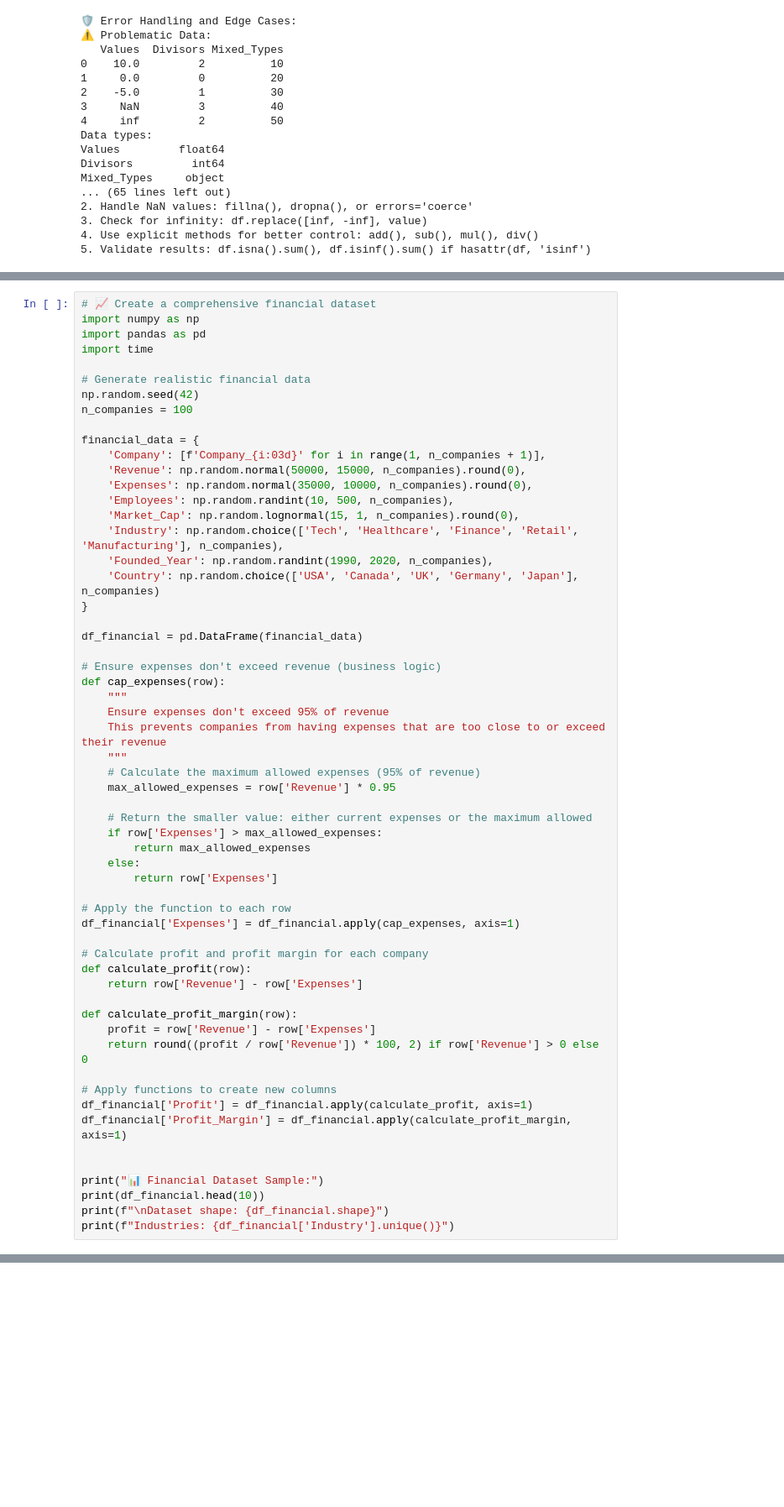
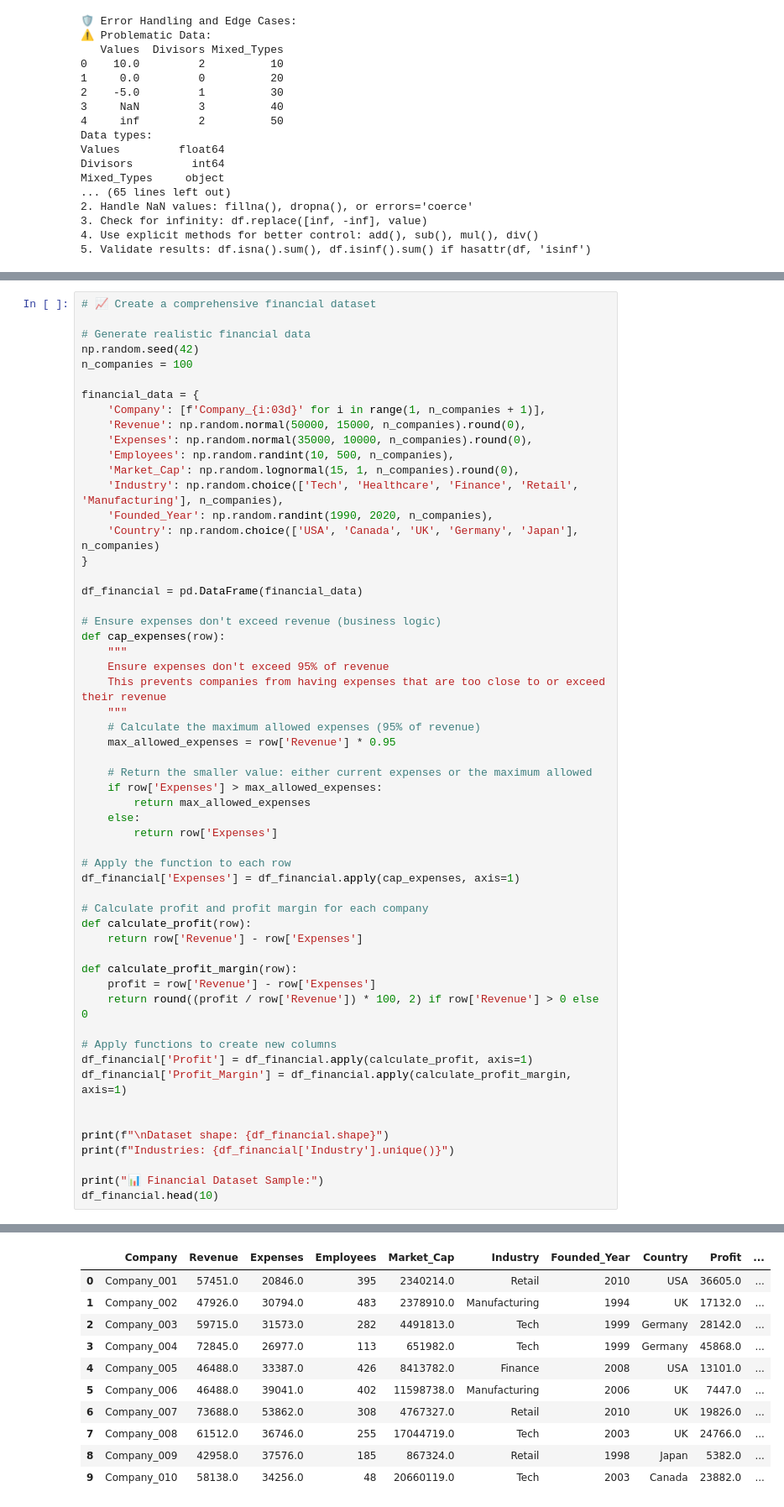
Before and after one commit to Lizhen0909/nu-stat303-1-sec20-coursebook, a Jupyter notebook: data_types_in_pandas.ipynb, the cells around one changed output, grey strips where cells are left out. Shown at 84% size. Drawn from its saved outputs; the diff is of its cells as text; blank space fills up the shorter version.

```diff
--- a/data_types_in_pandas.ipynb
+++ b/data_types_in_pandas.ipynb
@@ -505,8 +530,5 @@ df.apply(function, axis=1, args=(arg1, arg2))  # Pass additional arguments
 # %%
 # 📈 Create a comprehensive financial dataset
-import numpy as np
-import pandas as pd
-import time
 
 # Generate realistic financial data
 np.random.seed(42)
@@ -556,8 +578,9 @@ df_financial['Profit'] = df_financial.apply(calculate_profit, axis=1)
 df_financial['Profit_Margin'] = df_financial.apply(calculate_profit_margin, axis=1)
 
 
-print("📊 Financial Dataset Sample:")
-print(df_financial.head(10))
 print(f"\nDataset shape: {df_financial.shape}")
 print(f"Industries: {df_financial['Industry'].unique()}")
+
+print("📊 Financial Dataset Sample:")
+df_financial.head(10)
 # %% [output]
@@ -581 +590,12 @@ Industries: ['Retail' 'Manufacturing' 'Tech' 'Finance' 'Healthcare']
+|  | Company | Revenue | Expenses | Employees | Market_Cap | Industry | Founded_Year | Country | Profit | ... |
+| 0 | Company_001 | 57451.0 | 20846.0 | 395 | 2340214.0 | Retail | 2010 | USA | 36605.0 | ... |
+| 1 | Company_002 | 47926.0 | 30794.0 | 483 | 2378910.0 | Manufacturing | 1994 | UK | 17132.0 | ... |
+| 2 | Company_003 | 59715.0 | 31573.0 | 282 | 4491813.0 | Tech | 1999 | Germany | 28142.0 | ... |
+| 3 | Company_004 | 72845.0 | 26977.0 | 113 | 651982.0 | Tech | 1999 | Germany | 45868.0 | ... |
+| 4 | Company_005 | 46488.0 | 33387.0 | 426 | 8413782.0 | Finance | 2008 | USA | 13101.0 | ... |
+| 5 | Company_006 | 46488.0 | 39041.0 | 402 | 11598738.0 | Manufacturing | 2006 | UK | 7447.0 | ... |
+| 6 | Company_007 | 73688.0 | 53862.0 | 308 | 4767327.0 | Retail | 2010 | UK | 19826.0 | ... |
+| 7 | Company_008 | 61512.0 | 36746.0 | 255 | 17044719.0 | Tech | 2003 | UK | 24766.0 | ... |
+| 8 | Company_009 | 42958.0 | 37576.0 | 185 | 867324.0 | Retail | 1998 | Japan | 5382.0 | ... |
+| 9 | Company_010 | 58138.0 | 34256.0 | 48 | 20660119.0 | Tech | 2003 | Canada | 23882.0 | ... |
 # %% [markdown]
```
Also changed, not shown: parts of 47 cells of this notebook, 4 other files.
